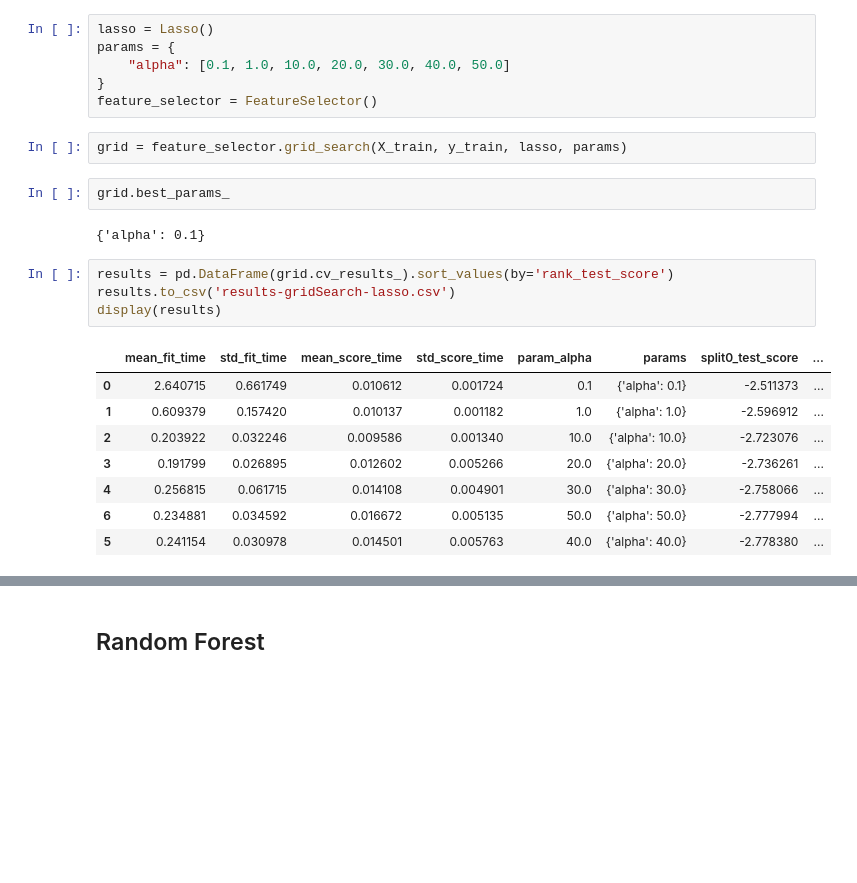
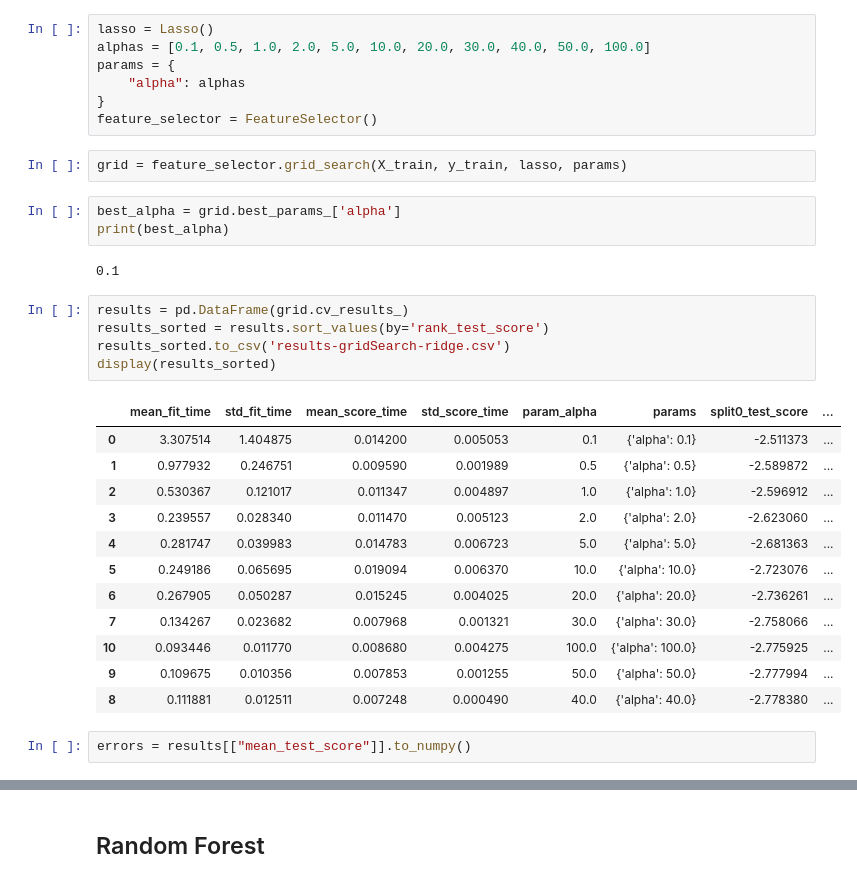
Before and after one commit to riccardocappi/Data-Mining-GroupA, a Jupyter notebook: PhoneUser_Competition/Phone users_py/Data_Mining_(Data_Divas)_Riccardo.ipynb, the cells around one changed output, grey strips where cells are left out. Saved outputs shown, nothing was run; the diff lists cells and outputs as text; blank space fills up the shorter version.

```diff
--- a/PhoneUser_Competition/Phone users_py/Data_Mining_(Data_Divas)_Riccardo.ipynb
+++ b/PhoneUser_Competition/Phone users_py/Data_Mining_(Data_Divas)_Riccardo.ipynb
@@ -440,26 +463,35 @@ display(results)
 from sklearn.linear_model import Lasso
 # %%
 lasso = Lasso()
+alphas = [0.1, 0.5, 1.0, 2.0, 5.0, 10.0, 20.0, 30.0, 40.0, 50.0, 100.0]
 params = {
-    "alpha": [0.1, 1.0, 10.0, 20.0, 30.0, 40.0, 50.0]
+    "alpha": alphas
 }
 feature_selector = FeatureSelector()
 # %%
 grid = feature_selector.grid_search(X_train, y_train, lasso, params)
-# %%
-grid.best_params_
-# %% [output]
-{'alpha': 0.1}
+# %%
+best_alpha = grid.best_params_['alpha']
+print(best_alpha)
+# %% [output]
+0.1
 # %%
-results = pd.DataFrame(grid.cv_results_).sort_values(by='rank_test_score')
-results.to_csv('results-gridSearch-lasso.csv')
-display(results)
+results = pd.DataFrame(grid.cv_results_)
+results_sorted = results.sort_values(by='rank_test_score')
+results_sorted.to_csv('results-gridSearch-ridge.csv')
+display(results_sorted)
 # %% [output]
 |  | mean_fit_time | std_fit_time | mean_score_time | std_score_time | param_alpha | params | split0_test_score | ... |
-| 0 | 2.640715 | 0.661749 | 0.010612 | 0.001724 | 0.1 | {'alpha': 0.1} | -2.511373 | ... |
-| 1 | 0.609379 | 0.157420 | 0.010137 | 0.001182 | 1.0 | {'alpha': 1.0} | -2.596912 | ... |
-| 2 | 0.203922 | 0.032246 | 0.009586 | 0.001340 | 10.0 | {'alpha': 10.0} | -2.723076 | ... |
-| 3 | 0.191799 | 0.026895 | 0.012602 | 0.005266 | 20.0 | {'alpha': 20.0} | -2.736261 | ... |
-| 4 | 0.256815 | 0.061715 | 0.014108 | 0.004901 | 30.0 | {'alpha': 30.0} | -2.758066 | ... |
-| 6 | 0.234881 | 0.034592 | 0.016672 | 0.005135 | 50.0 | {'alpha': 50.0} | -2.777994 | ... |
-| 5 | 0.241154 | 0.030978 | 0.014501 | 0.005763 | 40.0 | {'alpha': 40.0} | -2.778380 | ... |
+| 0 | 3.307514 | 1.404875 | 0.014200 | 0.005053 | 0.1 | {'alpha': 0.1} | -2.511373 | ... |
+| 1 | 0.977932 | 0.246751 | 0.009590 | 0.001989 | 0.5 | {'alpha': 0.5} | -2.589872 | ... |
+| 2 | 0.530367 | 0.121017 | 0.011347 | 0.004897 | 1.0 | {'alpha': 1.0} | -2.596912 | ... |
+| 3 | 0.239557 | 0.028340 | 0.011470 | 0.005123 | 2.0 | {'alpha': 2.0} | -2.623060 | ... |
+| 4 | 0.281747 | 0.039983 | 0.014783 | 0.006723 | 5.0 | {'alpha': 5.0} | -2.681363 | ... |
+| 5 | 0.249186 | 0.065695 | 0.019094 | 0.006370 | 10.0 | {'alpha': 10.0} | -2.723076 | ... |
+| 6 | 0.267905 | 0.050287 | 0.015245 | 0.004025 | 20.0 | {'alpha': 20.0} | -2.736261 | ... |
+| 7 | 0.134267 | 0.023682 | 0.007968 | 0.001321 | 30.0 | {'alpha': 30.0} | -2.758066 | ... |
+| 10 | 0.093446 | 0.011770 | 0.008680 | 0.004275 | 100.0 | {'alpha': 100.0} | -2.775925 | ... |
+| 9 | 0.109675 | 0.010356 | 0.007853 | 0.001255 | 50.0 | {'alpha': 50.0} | -2.777994 | ... |
+| 8 | 0.111881 | 0.012511 | 0.007248 | 0.000490 | 40.0 | {'alpha': 40.0} | -2.778380 | ... |
+# %%
+errors = results[["mean_test_score"]].to_numpy()
```
Also changed, not shown: parts of 10 cells of this notebook, 1 other file.
